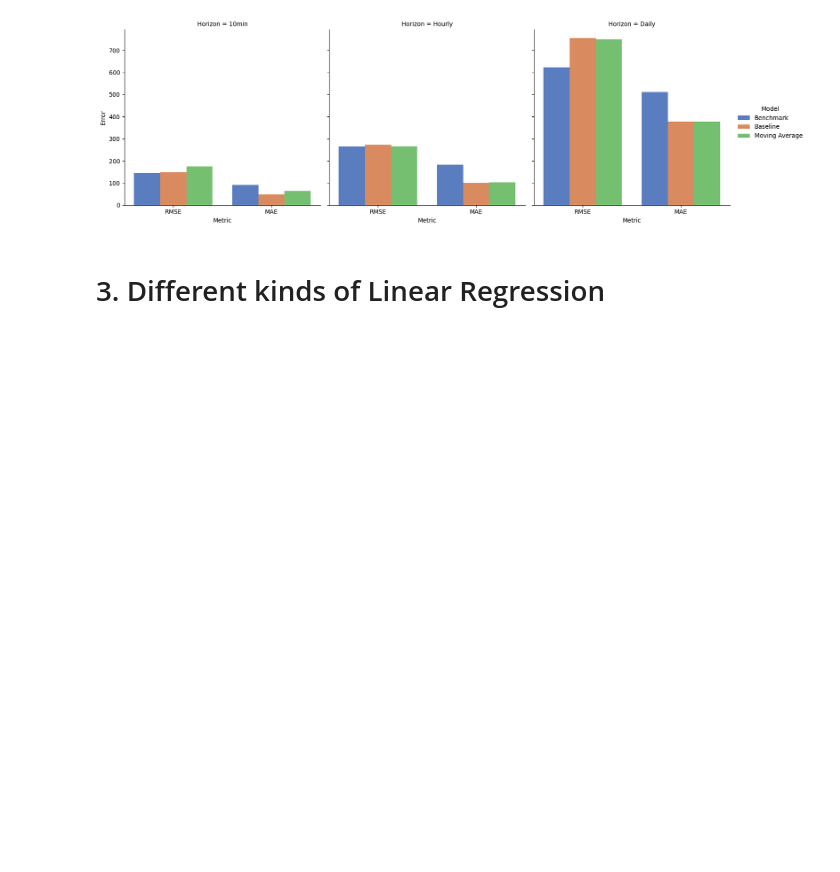
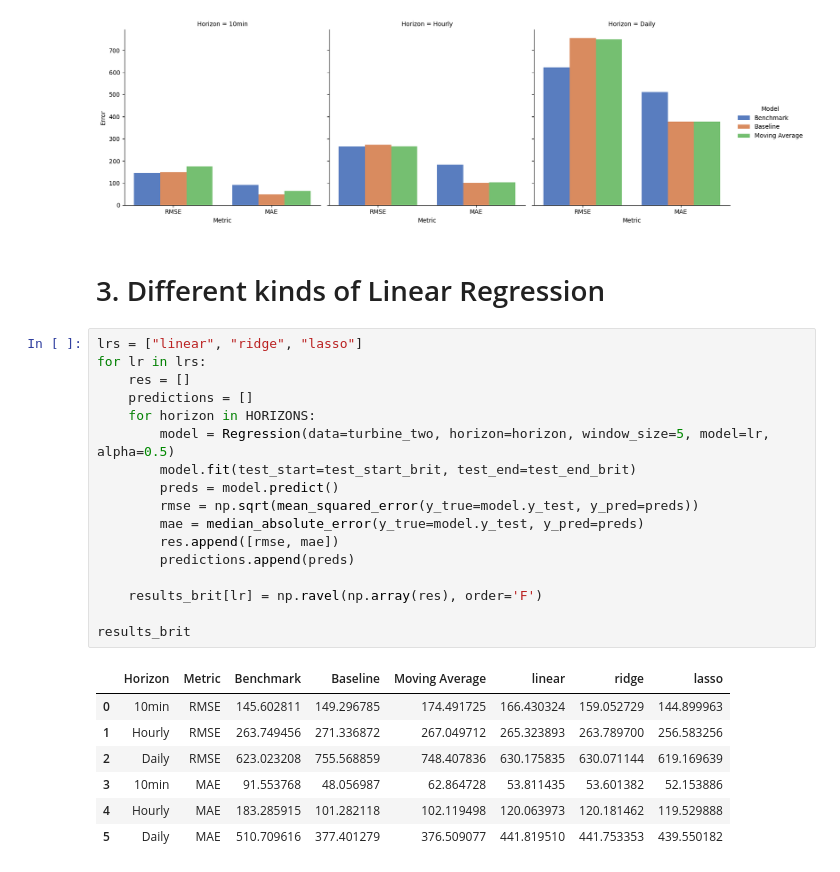
Before and after one commit to H-Kugler/forecasting-wind-power, a Jupyter notebook: notebooks/basic_models.ipynb, the cells around one changed output. Cells and saved outputs as stored; diff of their text form; blank space fills up the shorter version.

```diff
--- a/notebooks/basic_models.ipynb
+++ b/notebooks/basic_models.ipynb
@@ -106,3 +103,28 @@ vis.barplot_errors(df=results_brit, models=['Benchmark', 'Baseline', 'Moving Ave
 [figure]
 # %% [markdown]
 # 3. Different kinds of Linear Regression
+# %%
+lrs = ["linear", "ridge", "lasso"]
+for lr in lrs:
+    res = []
+    predictions = []
+    for horizon in HORIZONS:
+        model = Regression(data=turbine_two, horizon=horizon, window_size=5, model=lr, alpha=0.5)
+        model.fit(test_start=test_start_brit, test_end=test_end_brit)
+        preds = model.predict()
+        rmse = np.sqrt(mean_squared_error(y_true=model.y_test, y_pred=preds))
+        mae = median_absolute_error(y_true=model.y_test, y_pred=preds)
+        res.append([rmse, mae])
+        predictions.append(preds)
+
+    results_brit[lr] = np.ravel(np.array(res), order='F')
+
+results_brit
+# %% [output]
+|  | Horizon | Metric | Benchmark | Baseline | Moving Average | linear | ridge | lasso |
+| 0 | 10min | RMSE | 145.602811 | 149.296785 | 174.491725 | 166.430324 | 159.052729 | 144.899963 |
+| 1 | Hourly | RMSE | 263.749456 | 271.336872 | 267.049712 | 265.323893 | 263.789700 | 256.583256 |
+| 2 | Daily | RMSE | 623.023208 | 755.568859 | 748.407836 | 630.175835 | 630.071144 | 619.169639 |
+| 3 | 10min | MAE | 91.553768 | 48.056987 | 62.864728 | 53.811435 | 53.601382 | 52.153886 |
+| 4 | Hourly | MAE | 183.285915 | 101.282118 | 102.119498 | 120.063973 | 120.181462 | 119.529888 |
+| 5 | Daily | MAE | 510.709616 | 377.401279 | 376.509077 | 441.819510 | 441.753353 | 439.550182 |
```
Also changed, not shown: parts of 3 cells of this notebook, 2 other files.
